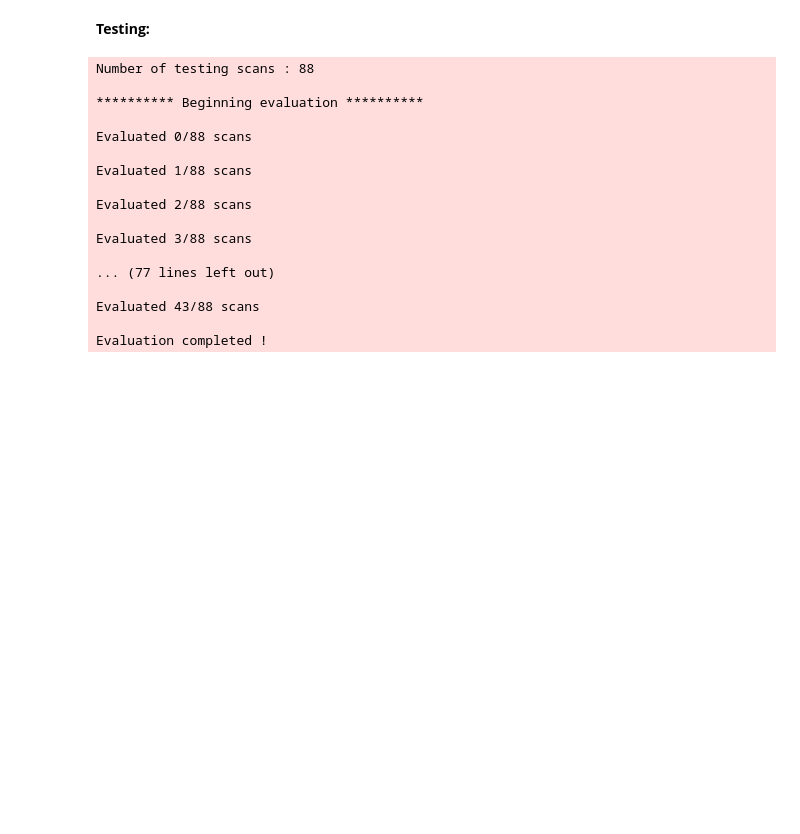
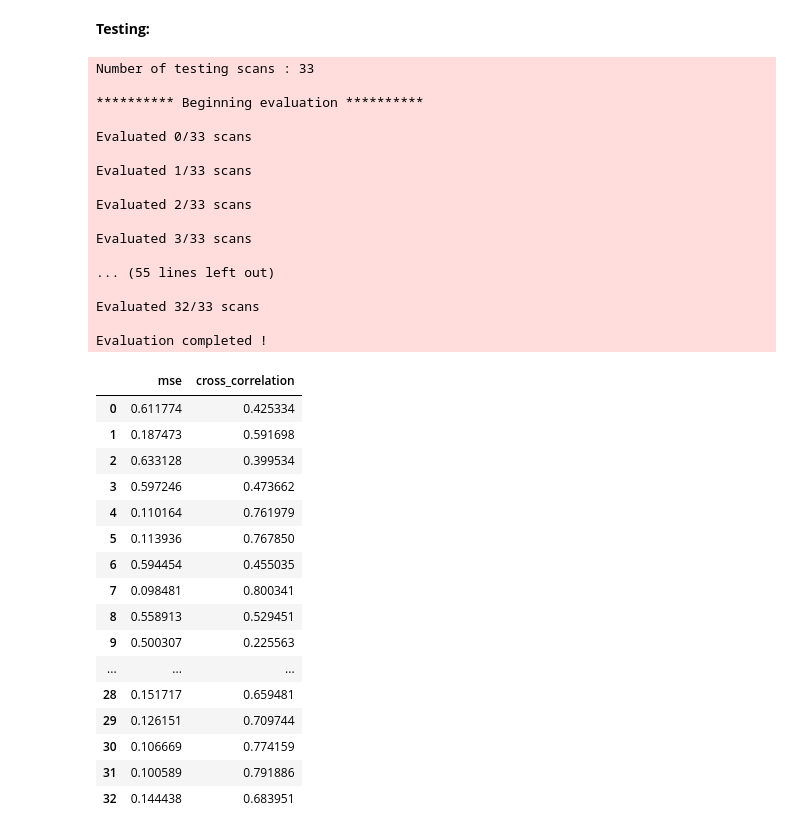
Before and after one commit to shahineb/deep_deformable_registration, a Jupyter notebook: bin/dashboard.ipynb, the cells around one changed output. Saved outputs shown, nothing was run; the diff lists cells and outputs as text; code cells hidden in the pictures; blank space fills up the shorter version.

```diff
--- a/bin/dashboard.ipynb
+++ b/bin/dashboard.ipynb
@@ -223,12 +220,12 @@ Build model
 # %%
 from src.networks.MariaNet import MariaNet
 from src.networks.DiffeomorphicUnet import DiffeomorphicUnet
-builder = DiffeomorphicUnet()
+builder = DiffeomorphicUnet(use_segmentation=True)
 builder.load(os.path.join(config.session_dir, ConfigFile.builder_filename))
 # %%
 model = builder.build()
 
-weights_path = os.path.join(config.session_dir, ConfigFile.checkpoints_dirname, "chkpt_100.h5")
+weights_path = os.path.join(config.session_dir, ConfigFile.checkpoints_dirname, "chkpt_18.h5")
 model.load_weights(weights_path)
 # %% [markdown]
 #### Visualization
@@ -304,22 +305,42 @@ tester = LunaTester(model=model,
                     metric_dict=test_metrics,
                     config_path=os.path.join(config.session_dir, ConfigFile.pickle_filename))
 # %%
-scores_df = tester.evaluate(test_ids)
+scores_df = tester.evaluate(test_ids, generator="atlas", atlas_id=config.atlas_id)
 # %% [output]
-Number of testing scans : 88
+Number of testing scans : 33
 
 ********** Beginning evaluation **********
 
-Evaluated 0/88 scans
+Evaluated 0/33 scans
 
-Evaluated 1/88 scans
+Evaluated 1/33 scans
 
-Evaluated 2/88 scans
+Evaluated 2/33 scans
 
-Evaluated 3/88 scans
+Evaluated 3/33 scans
 
-... (77 lines left out)
+... (55 lines left out)
 
-Evaluated 43/88 scans
+Evaluated 32/33 scans
 
 Evaluation completed !
+# %%
+scores_df
+# %% [output]
+|  | mse | cross_correlation |
+| 0 | 0.611774 | 0.425334 |
+| 1 | 0.187473 | 0.591698 |
+| 2 | 0.633128 | 0.399534 |
+| 3 | 0.597246 | 0.473662 |
+| 4 | 0.110164 | 0.761979 |
+| 5 | 0.113936 | 0.767850 |
+| 6 | 0.594454 | 0.455035 |
+| 7 | 0.098481 | 0.800341 |
+| 8 | 0.558913 | 0.529451 |
+| 9 | 0.500307 | 0.225563 |
+| ... | ... | ... |
+| 28 | 0.151717 | 0.659481 |
+| 29 | 0.126151 | 0.709744 |
+| 30 | 0.106669 | 0.774159 |
+| 31 | 0.100589 | 0.791886 |
+| 32 | 0.144438 | 0.683951 |
```
Also changed, not shown: parts of 18 cells of this notebook, 8 other files.
